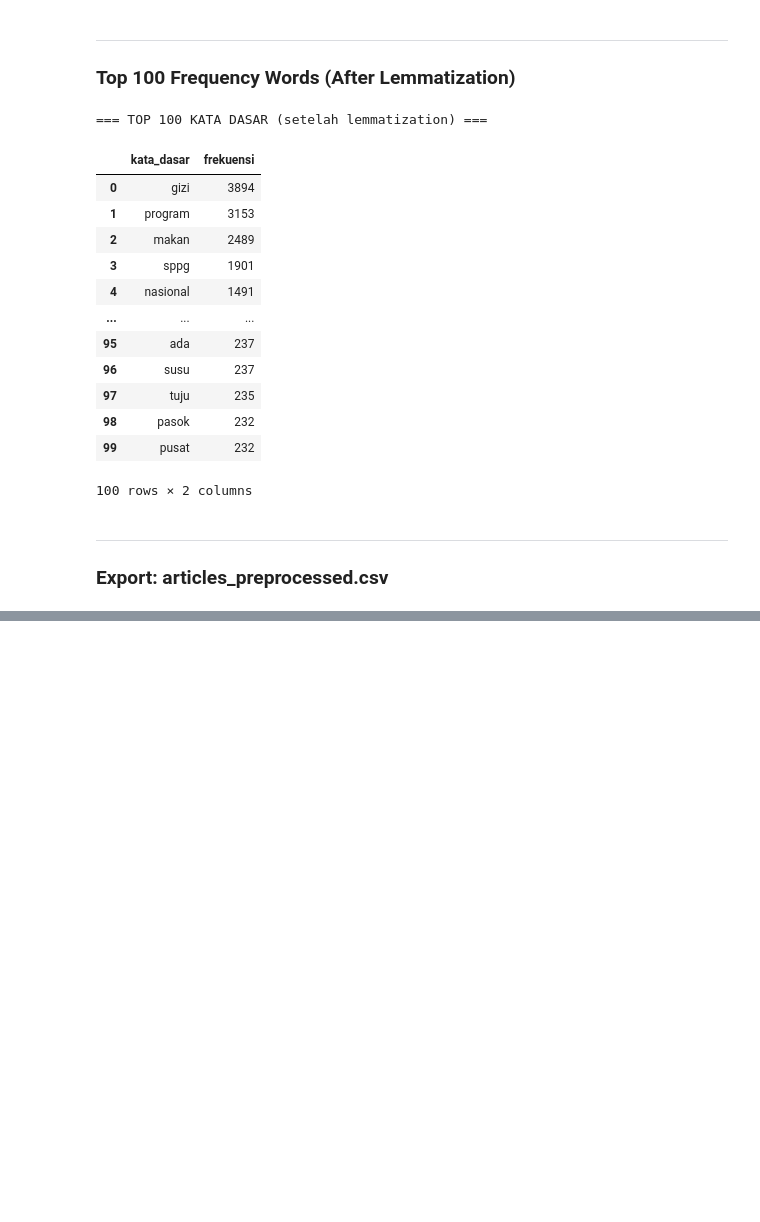
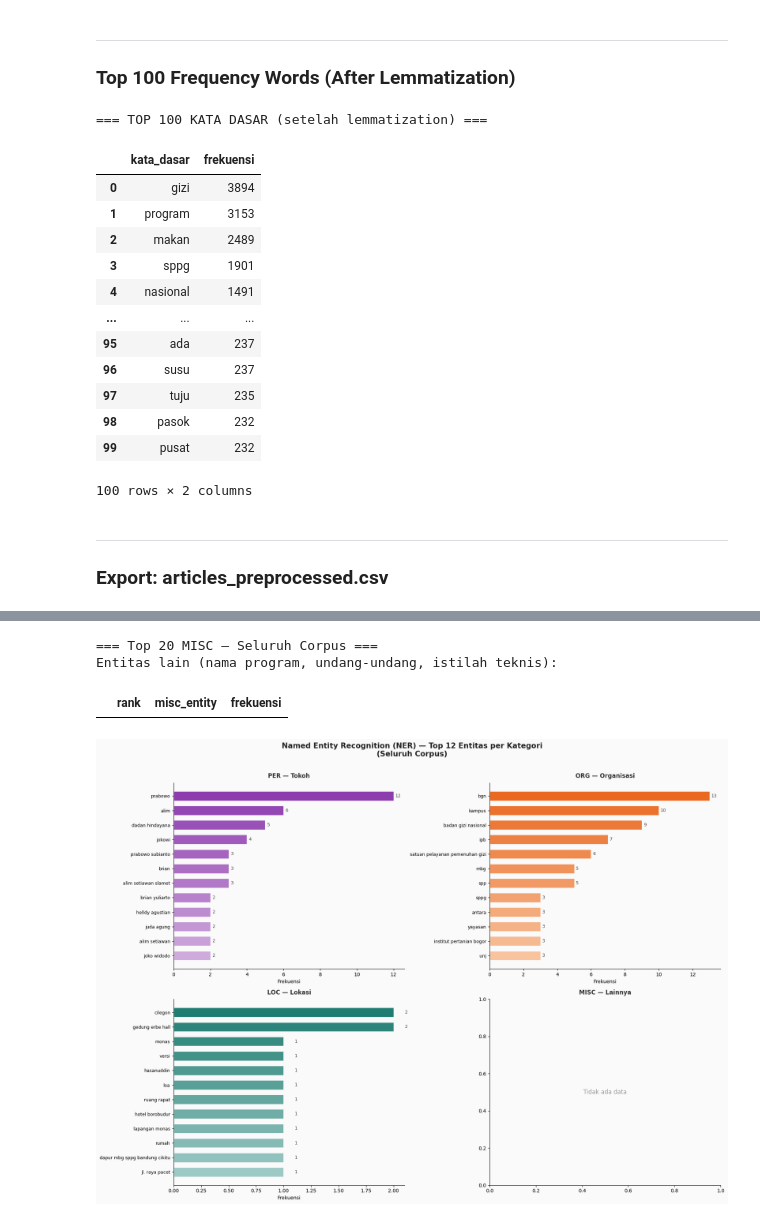
Before and after one commit to fransnicklaus/PBAKelompok1, a Jupyter notebook: midterm/main.ipynb, the cells around one changed output, grey strips where cells are left out. Drawn from its saved outputs; the diff is of its cells as text; code cells hidden in the pictures; blank space fills up the shorter version.

```diff
--- a/midterm/main.ipynb
+++ b/midterm/main.ipynb
@@ -746,0 +1907,66 @@ Columns: ['keyword', 'judul', 'tanggal', 'sumber', 'source_url', 'url_google', '
+# %%
+# ── MISC ──────────────────────────────────────────────────────────────────────
+all_misc = ' '.join(df['ner_misc'].fillna('').tolist())
+misc_freq = Counter(all_misc.split())
+top_misc = pd.DataFrame(misc_freq.most_common(20), columns=['misc_entity', 'frekuensi'])
+top_misc['misc_entity'] = top_misc['misc_entity'].str.replace('_', ' ')
+top_misc.insert(0, 'rank', range(1, len(top_misc) + 1))
+
+print('=== Top 20 MISC — Seluruh Corpus ===')
+print('Entitas lain (nama program, undang-undang, istilah teknis):\n')
+display(top_misc)
+# %% [output]
+=== Top 20 MISC — Seluruh Corpus ===
+Entitas lain (nama program, undang-undang, istilah teknis):
+|  | rank | misc_entity | frekuensi |
+# %%
+top_n_ner = 12
+
+ner_data = [
+    (top_per.head(top_n_ner),  'tokoh',       'PER — Tokoh',        '#7B1FA2', '#F3E5F5'),
+    (top_org.head(top_n_ner),  'organisasi',  'ORG — Organisasi',   '#E65100', '#FFF3E0'),
+    (top_loc.head(top_n_ner),  'lokasi',      'LOC — Lokasi',       '#00695C', '#E0F2F1'),
+    (top_misc.head(top_n_ner), 'misc_entity', 'MISC — Lainnya',     '#1565C0', '#E3F2FD'),
+]
+
+fig, axes = plt.subplots(2, 2, figsize=(18, 13))
+fig.patch.set_facecolor('#FAFAFA')
+fig.suptitle(
+    'Named Entity Recognition (NER) — Top 12 Entitas per Kategori\n(Seluruh Corpus)',
+    fontsize=15, fontweight='bold', y=1.01, color='#222'
+)
+axes_flat = axes.flatten()
+
+for ax, (df_ner, col, title, dark_c, light_c) in zip(axes_flat, ner_data):
+    ax.set_facecolor('#FAFAFA')
+    ax.spines['top'].set_visible(False)
+    ax.spines['right'].set_visible(False)
+
+    if df_ner.empty or df_ner['frekuensi'].sum() == 0:
+        ax.text(0.5, 0.5, 'Tidak ada data', ha='center', va='center',
+                transform=ax.transAxes, fontsize=12, color='#999')
+        ax.set_title(title, fontsize=12, fontweight='bold', color='#333', pad=10)
+        continue
+
+    cmap_ner = plt.cm.colors.LinearSegmentedColormap.from_list('ner', [light_c, dark_c])
+    n_bars = len(df_ner)
+    bar_colors = [cmap_ner(0.3 + 0.6 * i / n_bars) for i in range(n_bars)]
+
+    bars = ax.barh(
+        df_ner[col][::-1], df_ner['frekuensi'][::-1],
+        color=bar_colors, edgecolor='white', height=0.65
+    )
+    for bar, val in zip(bars, df_ner['frekuensi'][::-1].values):
+        ax.text(
+            bar.get_width() + 0.1, bar.get_y() + bar.get_height() / 2,
+            str(int(val)), va='center', ha='left', fontsize=9, color='#444'
+        )
+    ax.set_title(title, fontsize=12, fontweight='bold', color='#333', pad=10)
+    ax.set_xlabel('Frekuensi', fontsize=10)
+    ax.tick_params(axis='y', labelsize=9)
+
+plt.tight_layout()
+plt.savefig('output/viz_ner_corpus.png', dpi=150, bbox_inches='tight')
+plt.show()
+# %% [output]
+[figure, added]
```
Also changed, not shown: parts of 63 cells of this notebook, 5 other files.
